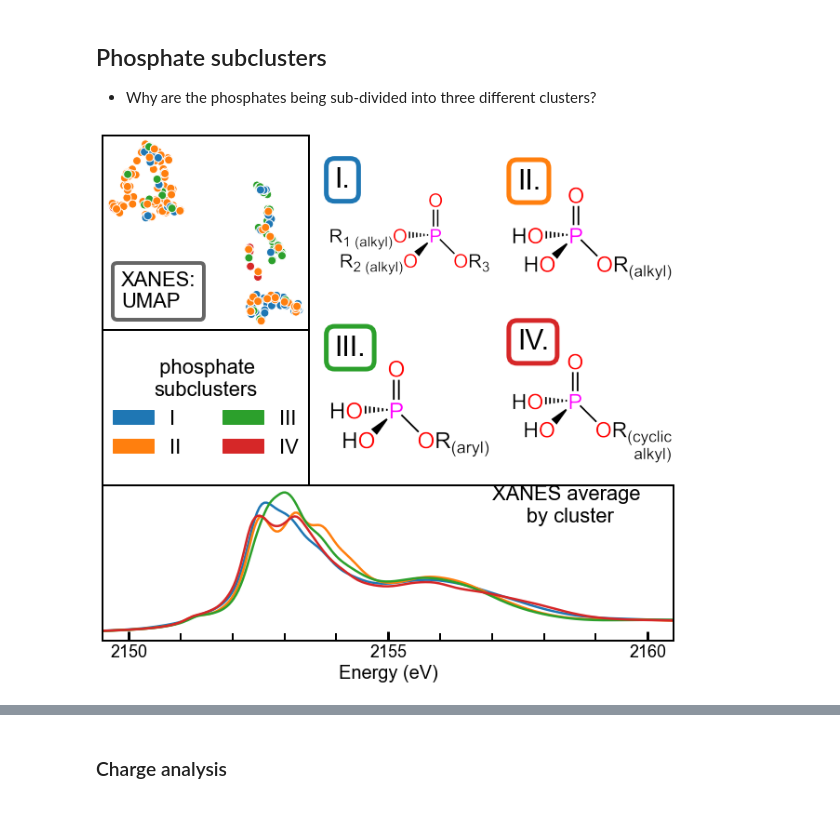
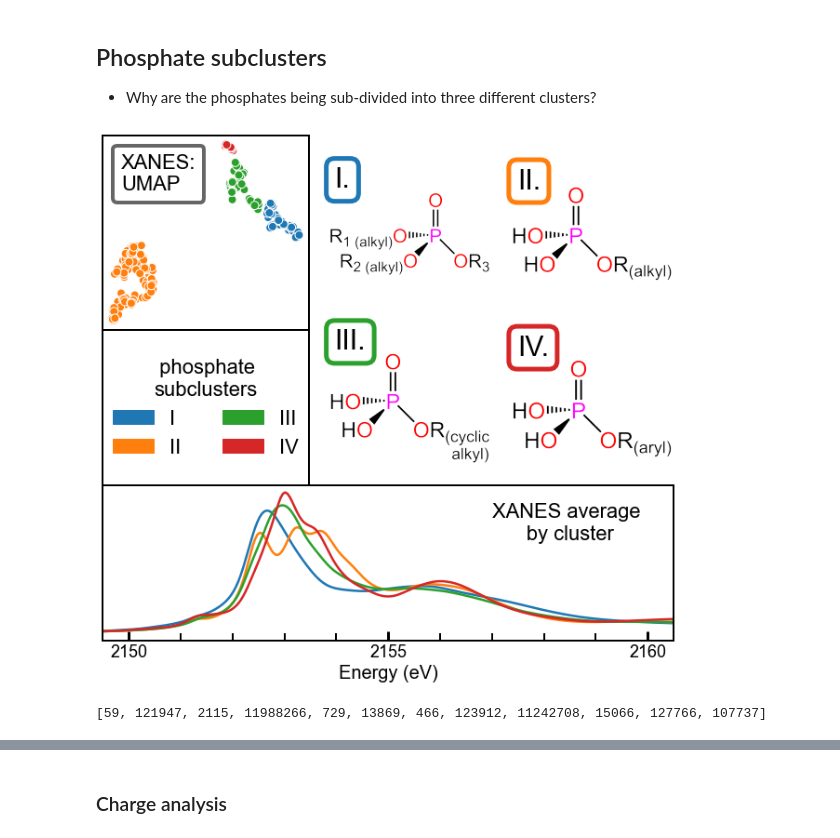
Before and after one commit to Seidler-Lab/Phosphorus-ML-Project, a Jupyter notebook: Data_Analysis_Sam.ipynb, the cells around one changed output, grey strips where cells are left out. Saved outputs shown, nothing was run; the diff lists cells and outputs as text; code cells hidden in the pictures.

```diff
--- a/Data_Analysis_Sam.ipynb
+++ b/Data_Analysis_Sam.ipynb
@@ -435,8 +435,8 @@ plt.savefig(f'../Figures/sulfur.png', dpi=1000, transparent=False, bbox_inches='
 
 * Why are the phosphates being sub-divided into three different clusters?
 # %%
-## kwargs
-kwargs = {'Class': ['phosphate'], 'loc': 'lower left', 'title': None}
+##### kwargs
+kwargs = {'Class': ['phosphate'], 'loc': 'upper left', 'title': None}
 mode = 'XANES'
 filename = 'Testlists/phosphate_subcluster_map.txt'
 
@@ -456,7 +456,7 @@ plt.subplots_adjust(wspace=0.1, hspace=0)
 ##  create DBScan clusters
 cids_phosphates = [c['CID'] for c in X_phosphate]
 
-dbscan_clustering = DBSCAN(eps=0.8, min_samples=1).fit(redspace)
+dbscan_clustering = DBSCAN(eps=0.7, min_samples=1).fit(redspace)
 dbscan_clustermap = {cid:cluster for cid,cluster in zip(cids_phosphates, dbscan_clustering.labels_)}
 
 ##  plot all phosphates with clusters indicated by DBSCAN
@@ -477,12 +477,15 @@ turn_off_ticks(legax)
 
 ############# corner plot with everything
 subax = fig.add_subplot(spec[0, 0])
-corner_plt = plot_dim_red((fig, subax), X_phosphate, redmap, size=80,
+size = 80
+corner_plt = plot_dim_red((fig, subax), X_phosphate, redmap, size=size,
                           colorcodemap=phosphate_clustermap, hiddenalpha=0.05,
                           mode=mode, method='UMAP', fontsize=22, show_legend=True,
                           edgecolors='w', **kwargs)
 set_spine_width(subax, width=2)
 turn_off_ticks(subax)
+
+add_point_pubchem_link(corner_plt, X_phosphate)
 
 ############ spaghetti plot of average clusters indicated by DBSCAN
 ax = fig.add_subplot(spec[2, :])
@@ -495,33 +498,41 @@ spaghetti_plt = plot_spaghetti((fig, ax), compoundmap, mode=mode,
                                colorcodemap=colorcodemap, binmap=colorcodemap, fontsize=26,
                                linewidth=2.5, energyrange=energyrange, scalecolor=False,
                                hiddenalpha=0, coloralpha=1.0, average_bins=True,
                                **kwargs)
 label = ax.text(2157, 0.28, f'XANES average\n      by cluster', ha="left", va="center", size=22)
 # formatting frame
 set_spine_width(ax, width=2)
 ax.set_yticks([])
 ax.tick_params(direction='in', width=3, length=10, which='major', labelsize=18)
 ax.tick_params(direction='in', width=2, length=8, which='minor')
-# turn_off_ticks(ax)
 ax.set_xlabel('Energy (eV)', fontsize=20)
 
 # add cluster structures
 for cluster, pair in enumerate([(0, 1), (0, 2), (1, 1), (1, 2)]):
     i, j = pair
     ax = fig.add_subplot(spec[i, j])
     img = Image.open(f"../Figures/chemdraw/{keys[cluster + 1]}.png")
     width, height = img.size[0], img.size[1]
     if cluster == 1:
         bias = 50
     elif cluster == 4:
         bias = 100
     else:
         bias = 0
     label = ax.text(width*0.05, height*0.05 + bias, f'{keys[cluster + 1]}.', ha="left", va="bottom", size=30,
                     bbox=dict(boxstyle="round,pad=0.3", ec=plt.cm.tab20(2*cluster), fc="w", lw=5))
     ax.imshow(img)
     ax.axis('off')
 
-# plt.savefig(f'../Figures/phosphate_subclusters.png', dpi=1000, transparent=False, bbox_inches='tight')
+plt.savefig(f'../Figures/phosphate_subclusters.png', dpi=1000, transparent=False, bbox_inches='tight')
 # %% [output]
-[figure, old version]
+[figure, new version]
+# %%
+cids = []
+for cid, cluster in dbscan_clustermap.items():
+    if cluster + 1 == 3:
+        if compoundmap[cid]['Charge'] != -1:
+            cids += [cid]
+print(cids)
+# %% [output]
+[59, 121947, 2115, 11988266, 729, 13869, 466, 123912, 11242708, 15066, 127766, 107737]
```
Also changed, not shown: parts of 13 cells of this notebook, 7 other files.
